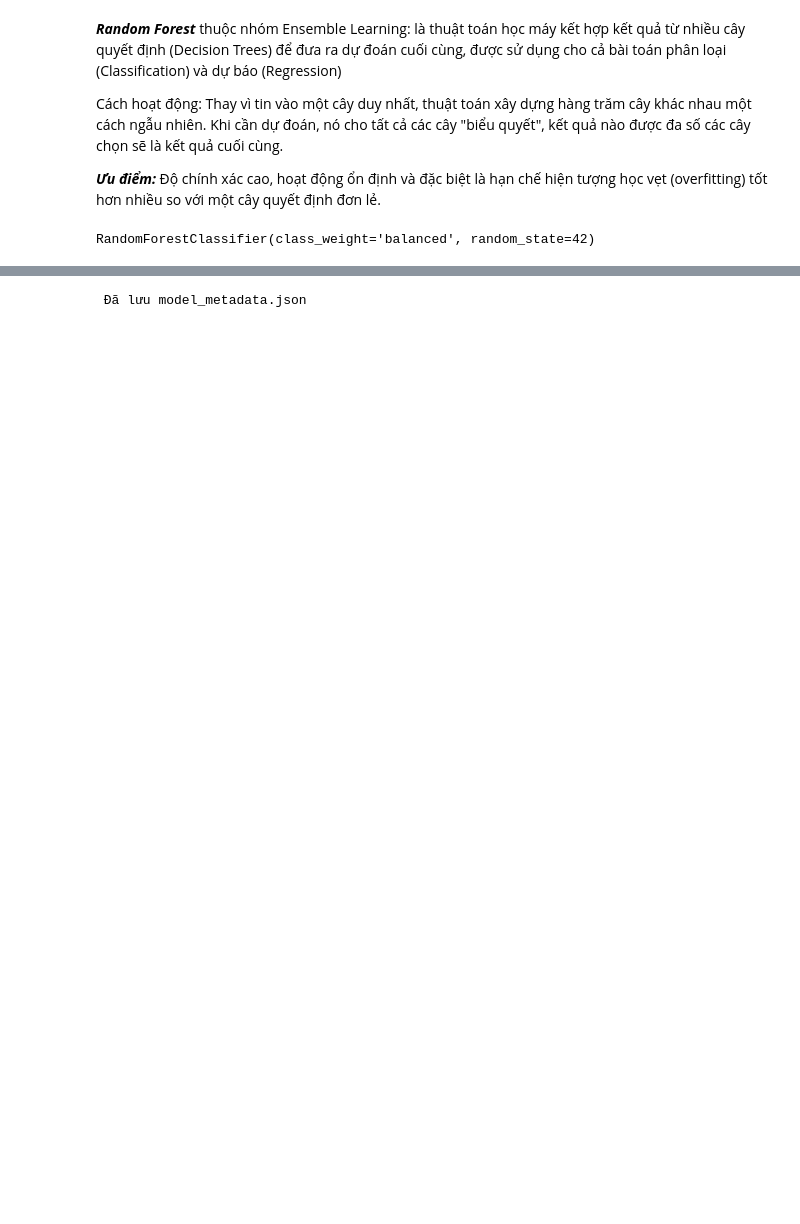
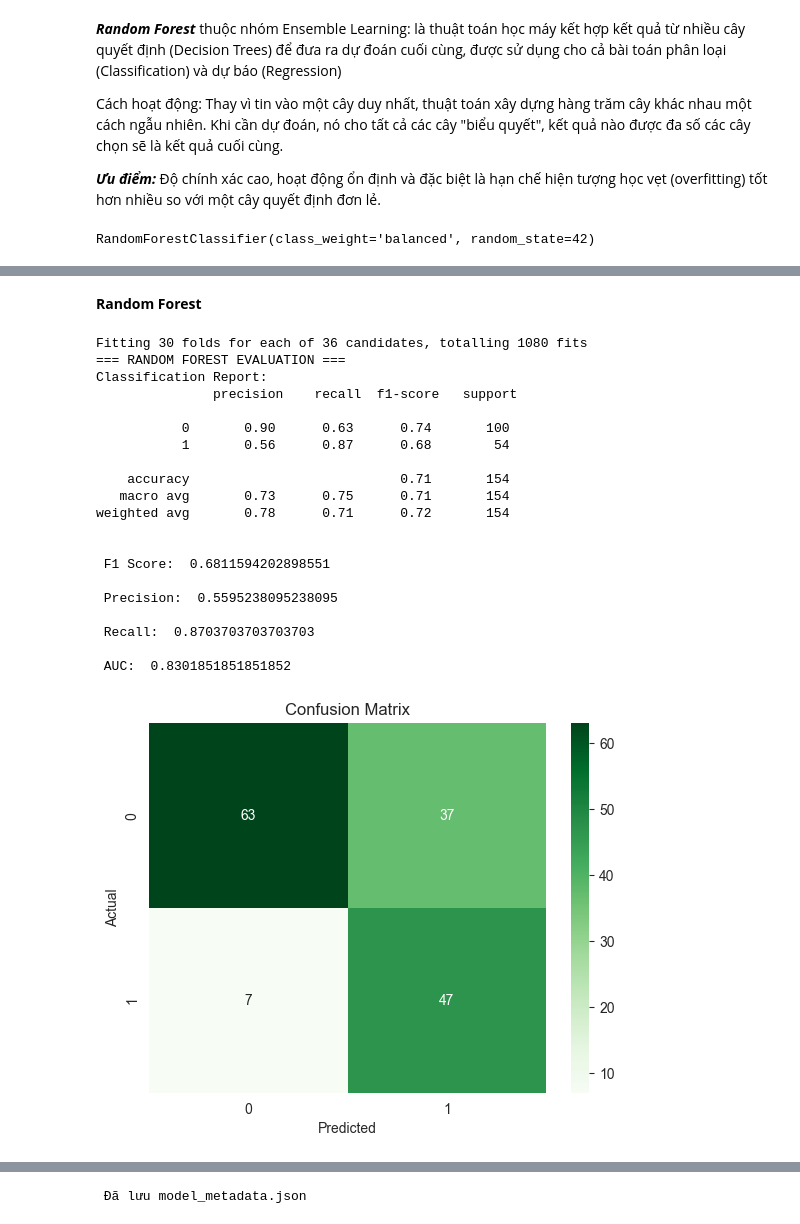
Before and after one commit to hongyen-oss/Diabetes-Prediction, a Jupyter notebook: Notebooks/project_analysis.ipynb, the cells around one changed output, grey strips where cells are left out. Saved outputs shown, nothing was run; the diff lists cells and outputs as text; code cells hidden in the pictures; blank space fills up the shorter version.

```diff
--- a/Notebooks/project_analysis.ipynb
+++ b/Notebooks/project_analysis.ipynb
@@ -1775,0 +1079,67 @@ MODEL COMPARISON
+# %% [markdown]
+**Random Forest**
+# %%
+rf_pipeline = Pipeline([
+    ("imputer", SimpleImputer(strategy="median")), # RF không bắt buộc scale nhưng cần xử lý giá trị thiếu
+    ("model", RandomForestClassifier(random_state=42, class_weight="balanced"))
+])
+
+param_grid_rf = {
+    'model__n_estimators': [300, 500],
+    'model__max_depth': [5, 8, 12],
+    'model__min_samples_leaf': [5, 10, 20],
+    'model__max_features': ['sqrt', 'log2'],
+    'model__bootstrap': [True]
+}
+
+cv = RepeatedStratifiedKFold(n_splits=10, n_repeats=3, random_state=1)
+
+grid_rf = GridSearchCV(
+    estimator=rf_pipeline,
+    param_grid=param_grid_rf,
+    n_jobs=-1,
+    cv=cv,
+    scoring='recall',
+    verbose=1)
+
+grid_rf.fit(X_train, y_train)
+
+rf_probs = grid_rf.predict_proba(X_test)[:, 1]
+rf_auc_score = roc_auc_score(y_test, rf_probs)
+
+custom_threshold = 0.35
+rf_pred= (rf_probs >= custom_threshold).astype(int)
+
+print("=== RANDOM FOREST EVALUATION ===")
+print("Classification Report:\n",classification_report(y_test,rf_pred))
+print("\n F1 Score: ",f1_score(y_test,rf_pred))
+print("\n Precision: ",precision_score(y_test,rf_pred))
+print("\n Recall: ",recall_score(y_test,rf_pred))
+print("\n AUC: ", rf_auc_score)
+sns.heatmap(confusion_matrix(y_test,rf_pred), annot=True, fmt='d', cmap='Greens')
+plt.title("Confusion Matrix")
+plt.xlabel("Predicted")
+plt.ylabel("Actual")
+plt.show()
+# %% [output]
+Fitting 30 folds for each of 36 candidates, totalling 1080 fits
+=== RANDOM FOREST EVALUATION ===
+Classification Report:
+               precision    recall  f1-score   support
+
+           0       0.90      0.63      0.74       100
+           1       0.56      0.87      0.68        54
+
+    accuracy                           0.71       154
+   macro avg       0.73      0.75      0.71       154
+weighted avg       0.78      0.71      0.72       154
+
+
+ F1 Score:  0.6811594202898551
+
+ Precision:  0.5595238095238095
+
+ Recall:  0.8703703703703703
+
+ AUC:  0.8301851851851852
+[figure, added]
```
Also changed, not shown: parts of 80 cells of this notebook, 7 other files.
